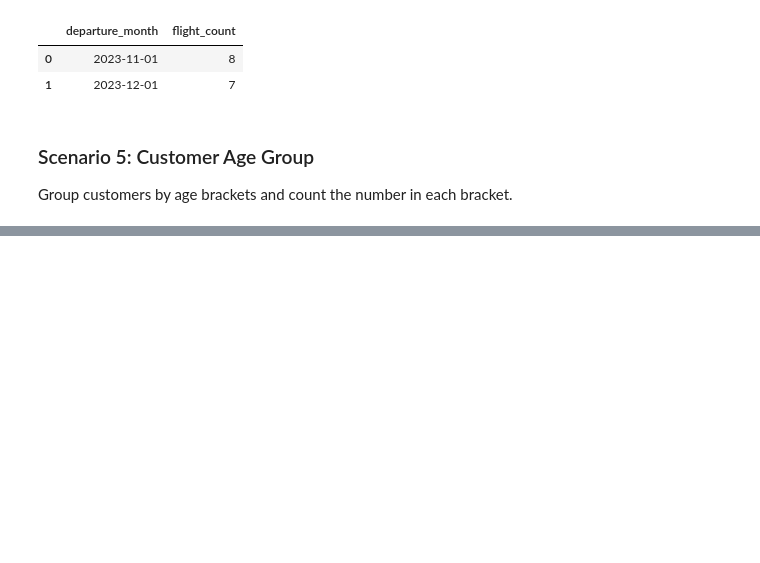
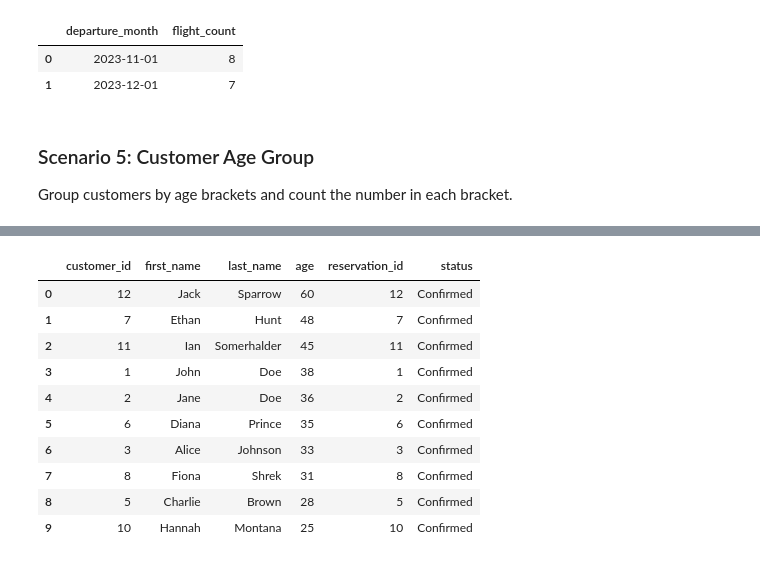
Before and after one commit to arunpshankar/bq-sql-agent, a Jupyter notebook: Example-2/02-text-to-sql.ipynb, the cells around one changed output, grey strips where cells are left out. Cells and saved outputs as stored; diff of their text form; code cells hidden in the pictures; blank space fills up the shorter version.

```diff
--- a/Example-2/02-text-to-sql.ipynb
+++ b/Example-2/02-text-to-sql.ipynb
@@ -366,0 +396,8 @@ sql_output
+# %%
+question = "Identify and rank all customers aged 18 and over who have reservations with a `Confirmed` status for the current month, ordered by their age. Ensure to display their ages in the result."
+# %%
+prompt = seed_prompt.format(question, schema_columns)
+# %%
+%%time
+
+response = generate_and_execute_sql(prompt=prompt)
@@ -366,0 +424,15 @@ sql_output
+# %%
+sql_output = response['dataframe']
+sql_output
+# %% [output]
+|  | customer_id | first_name | last_name | age | reservation_id | status |
+| 0 | 12 | Jack | Sparrow | 60 | 12 | Confirmed |
+| 1 | 7 | Ethan | Hunt | 48 | 7 | Confirmed |
+| 2 | 11 | Ian | Somerhalder | 45 | 11 | Confirmed |
+| 3 | 1 | John | Doe | 38 | 1 | Confirmed |
+| 4 | 2 | Jane | Doe | 36 | 2 | Confirmed |
+| 5 | 6 | Diana | Prince | 35 | 6 | Confirmed |
+| 6 | 3 | Alice | Johnson | 33 | 3 | Confirmed |
+| 7 | 8 | Fiona | Shrek | 31 | 8 | Confirmed |
+| 8 | 5 | Charlie | Brown | 28 | 5 | Confirmed |
+| 9 | 10 | Hannah | Montana | 25 | 10 | Confirmed |
```
Also changed, not shown: parts of 11 cells of this notebook.
